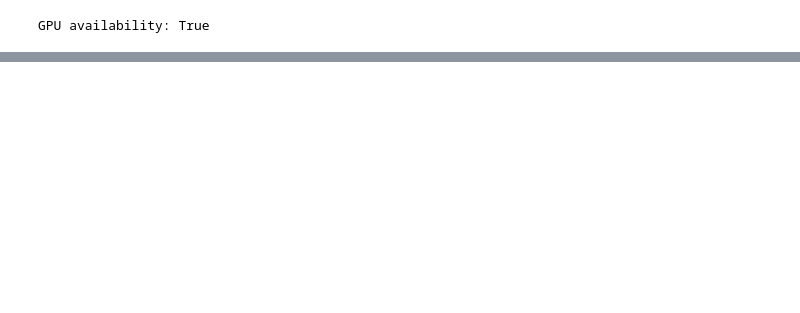
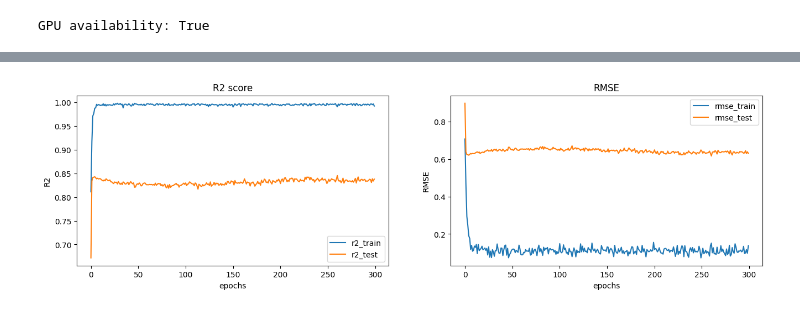
Before and after one commit to SmithWEN0/AIDD_Practice, a Jupyter notebook: 06_ANN_model_pytorch_transfer_learning.ipynb, the cells around one changed output, grey strips where cells are left out. Saved outputs shown, nothing was run; the diff lists cells and outputs as text; code cells hidden in the pictures; blank space fills up the shorter version.

```diff
--- a/06_ANN_model_pytorch_transfer_learning.ipynb
+++ b/06_ANN_model_pytorch_transfer_learning.ipynb
@@ -223,0 +241,23 @@ plt.show()
+# %%
+final_R2_train = []
+final_R2_test = []
+final_rmse_train = []
+final_rmse_test = []
+
+epochs = 1500
+final_R2_test, final_R2_train, final_rmse_test, final_rmse_train = train(model, x_chembl, y_chembl, optimizer, loss, epochs, device)
+
+# for plot
+final_R2_train = final_R2_train[0:]
+final_R2_test = final_R2_test[0:]
+final_rmse_train = final_rmse_train[0:]
+final_rmse_test = final_rmse_test[0:]
+
+# for calculation
+print('=========================================')
+final_R2_train_sub = final_R2_train[0:]
+final_R2_test_sub = final_R2_test[0:]
+final_rmse_train_sub = final_rmse_train[0:]
+final_rmse_test_sub = final_rmse_test[0:]
+print(f'average R2 on training dataset:{np.mean(final_R2_train_sub)}, average R2 on testing dataset:{np.mean(final_R2_test_sub)}')
+print(f'average rmse on training dataset:{np.mean(final_rmse_train_sub)}, average rmse on testing dataset:{np.mean(final_rmse_test_sub)}')
@@ -224 +282,24 @@ plt.show()
+# %%
+x = [i for i in range(300)]
+fig = plt.figure(figsize=(16, 4))
+
+plt.subplot(1, 2, 1)
+plt.plot(x, final_R2_train, label = 'r2_train')
+plt.plot(x, final_R2_test, label = 'r2_test')
+plt.legend()
+plt.title('R2 score')
+plt.xlabel('epochs')
+plt.ylabel('R2')
+
+plt.subplot(1, 2, 2)
+plt.plot(x, final_rmse_train, label = 'rmse_train')
+plt.plot(x, final_rmse_test, label = 'rmse_test')
+plt.legend()
+plt.title('RMSE')
+plt.xlabel('epochs')
+plt.ylabel('RMSE')
+
+plt.show()
+# %% [output]
+[figure, added]
 # %%
```
Also changed, not shown: parts of 12 cells of this notebook, 2 other files.
